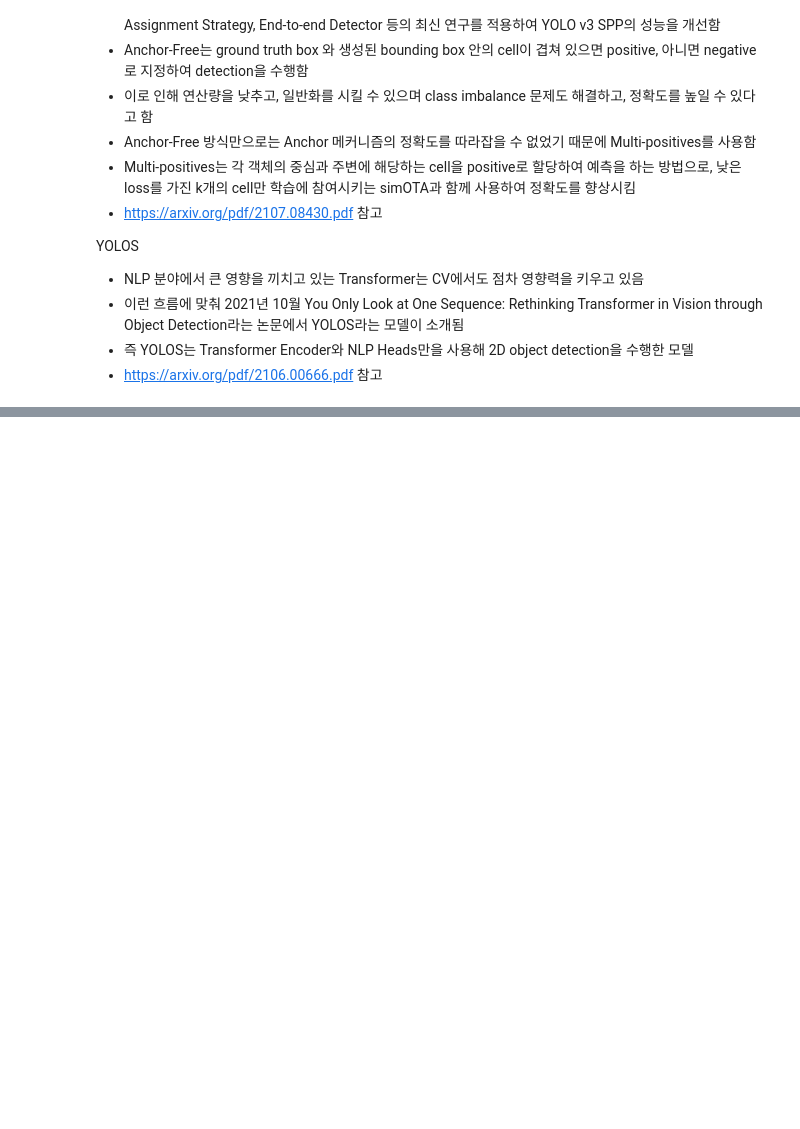
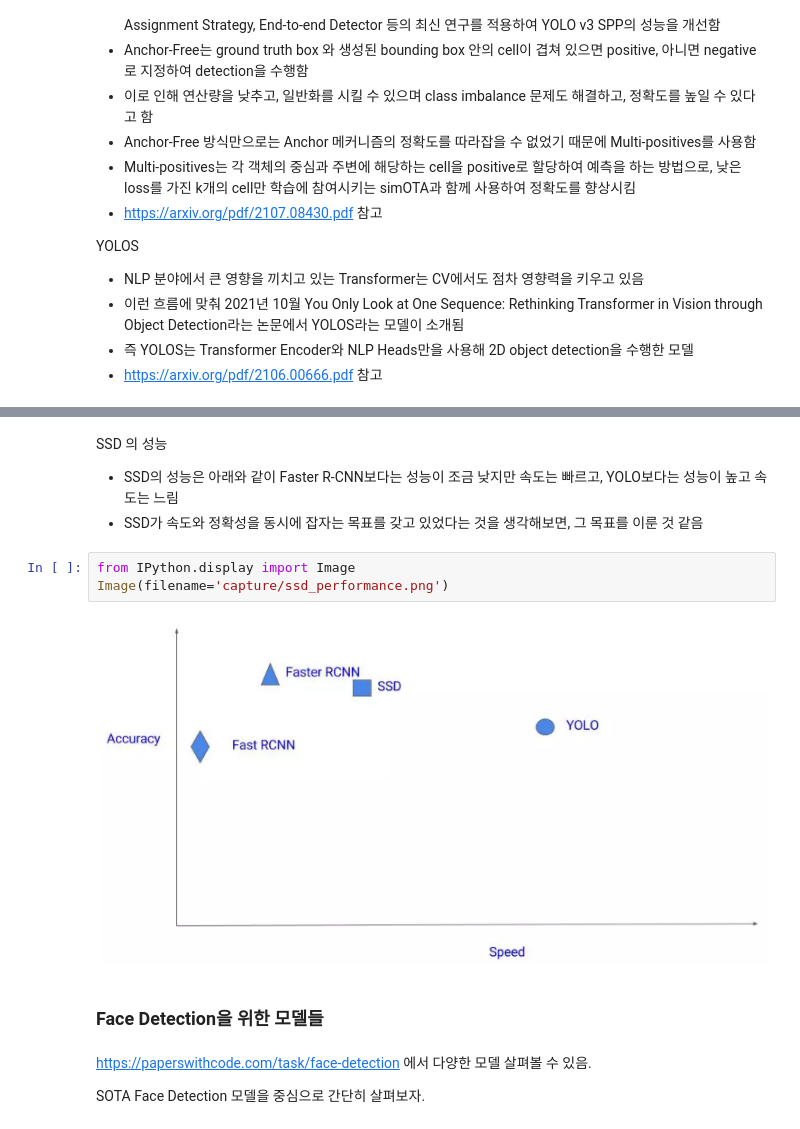
Before and after one commit to ziippy/modoo-cv, a Jupyter notebook: 19_YOLO_and_SSD.ipynb, the cells around one changed output, grey strips where cells are left out. Cells and saved outputs as stored; diff of their text form; blank space fills up the shorter version.

```diff
--- a/19_YOLO_and_SSD.ipynb
+++ b/19_YOLO_and_SSD.ipynb
@@ -236,0 +301,16 @@ YOLOS
+# %% [markdown]
+SSD 의 성능
+
+- SSD의 성능은 아래와 같이 Faster R-CNN보다는 성능이 조금 낮지만 속도는 빠르고, YOLO보다는 성능이 높고 속도는 느림
+- SSD가 속도와 정확성을 동시에 잡자는 목표를 갖고 있었다는 것을 생각해보면, 그 목표를 이룬 것 같음
+# %%
+from IPython.display import Image
+Image(filename='capture/ssd_performance.png')
+# %% [output]
+[figure, added]
+# %% [markdown]
+### Face Detection을 위한 모델들
+# %% [markdown]
+https://paperswithcode.com/task/face-detection 에서 다양한 모델 살펴볼 수 있음.
+
+SOTA Face Detection 모델을 중심으로 간단히 살펴보자.
```
Also changed, not shown: parts of 19 cells of this notebook, 3 other files.
